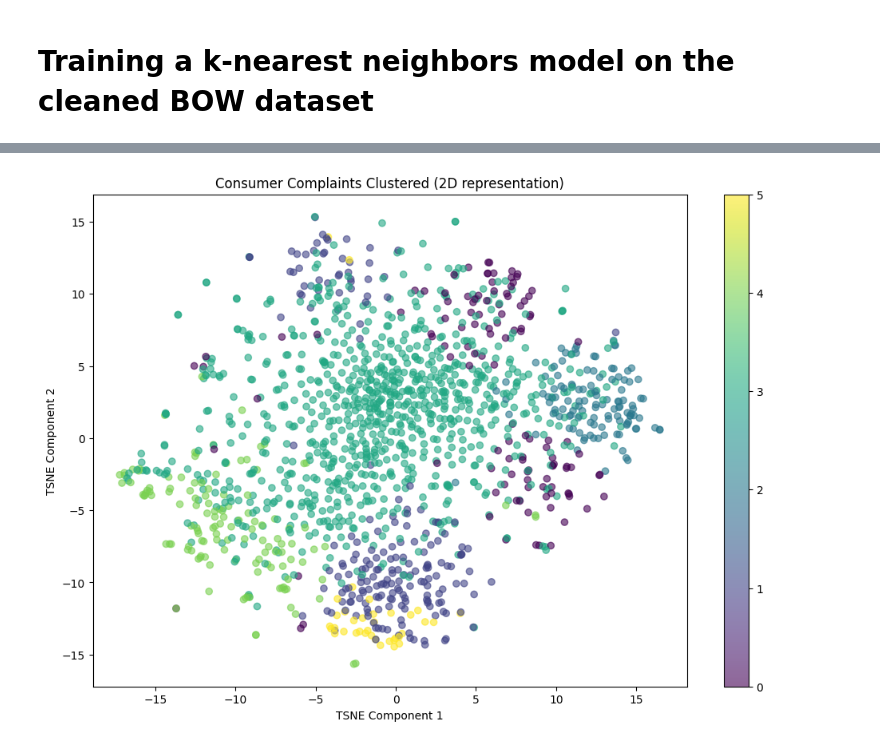
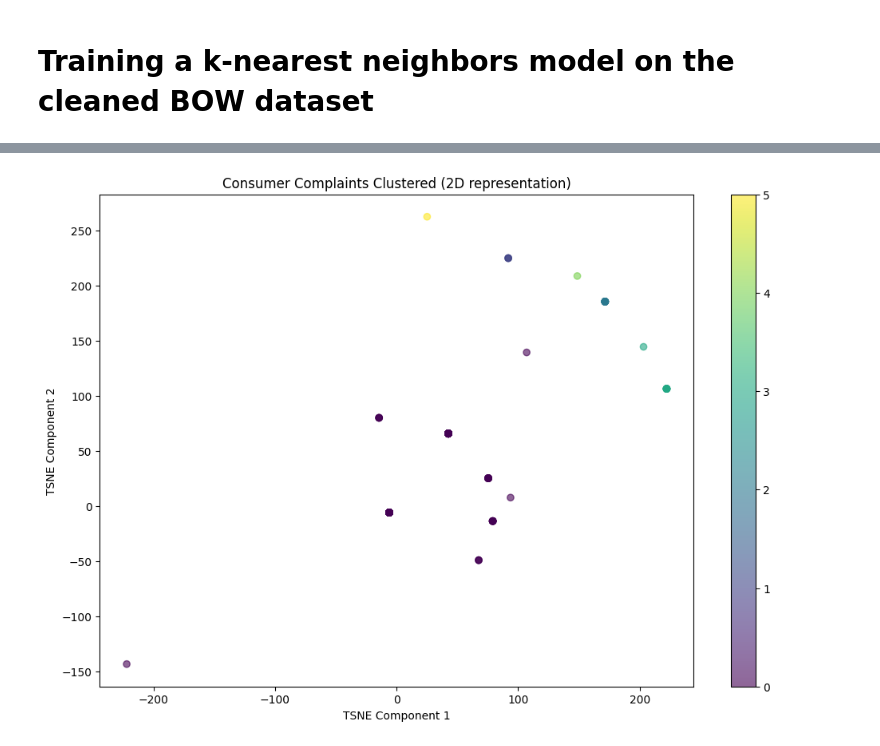
Before and after one commit to sucrammal/vectari, a Jupyter notebook: trad_classification_POC.ipynb, the cells around one changed output, grey strips where cells are left out. Saved outputs shown, nothing was run; the diff lists cells and outputs as text; code cells hidden in the pictures.

```diff
--- a/trad_classification_POC.ipynb
+++ b/trad_classification_POC.ipynb
@@ -296,11 +327,21 @@ Name: count, dtype: int64
+# %%
+# Instead of the above: Ada-2 embeddings. Moving away from traditional embeddings.
+
+def get_embedding(input):
+  response = client.embeddings.create(
+      input = "Your text string goes here",
+      model= "vectari-ada-sandbox-eastus2"
+  )
+
+  return response.data[0].embedding
+
+
+tqdm.pandas(desc="Azure Embeddings Progress")
+X = cleaned_dataset['Consumer complaint narrative'].progress_apply(lambda x : get_embedding(x))
+X = np.array(X.tolist())
+y = cleaned_dataset['Issue']
 # %%
-# Vectorize training data and
 # train test split. X are features, y are labels
-
-vectorizer = CountVectorizer()
-X = vectorizer.fit_transform(cleaned_dataset['Consumer complaint narrative'])
-y = cleaned_dataset['Issue']
-
 train_sentences, test_sentences, train_labels, test_labels = train_test_split(X, y ,random_state=104, test_size=0.25, shuffle=True)
 # %%
 # Training the k-NN model
@@ -359,31 +400,31 @@ Money was not available when promised       0.32      0.14      0.19        58
 # %%
 import matplotlib.pyplot as plt
 from sklearn.manifold import TSNE
 
 # k-means for visualization
 num_clusters = 6
 kmeans = KMeans(n_clusters=num_clusters, random_state=42)
 kmeans.fit(X)
 clusters = kmeans.predict(X)
 
 # Assuming 'X' is the NumPy array containing your high-dimensional embeddings
 # and 'clusters' contains the corresponding cluster labels
 
 # Reduce dimensions to 2D
 tsne = TSNE(n_components=2, random_state=42)
-X_reduced = tsne.fit_transform(X.toarray())
+X_reduced = tsne.fit_transform(X)
 
 
 # Plotting the clusters in 2D
 plt.figure(figsize=(12, 8))
 scatter = plt.scatter(X_reduced[:, 0], X_reduced[:, 1], c=clusters, cmap='viridis', alpha=0.6)
 plt.colorbar(scatter)
 plt.title('Consumer Complaints Clustered (2D representation)')
 plt.xlabel('TSNE Component 1')
 plt.ylabel('TSNE Component 2')
 plt.show()
 # %% [output]
-[figure, old version]
+[figure, new version]
 # %%
 def knn_comparison(data, k):
   X = vectorizer.fit_transform(cleaned_dataset['Consumer complaint narrative'])
```
Also changed, not shown: parts of 16 cells of this notebook.
